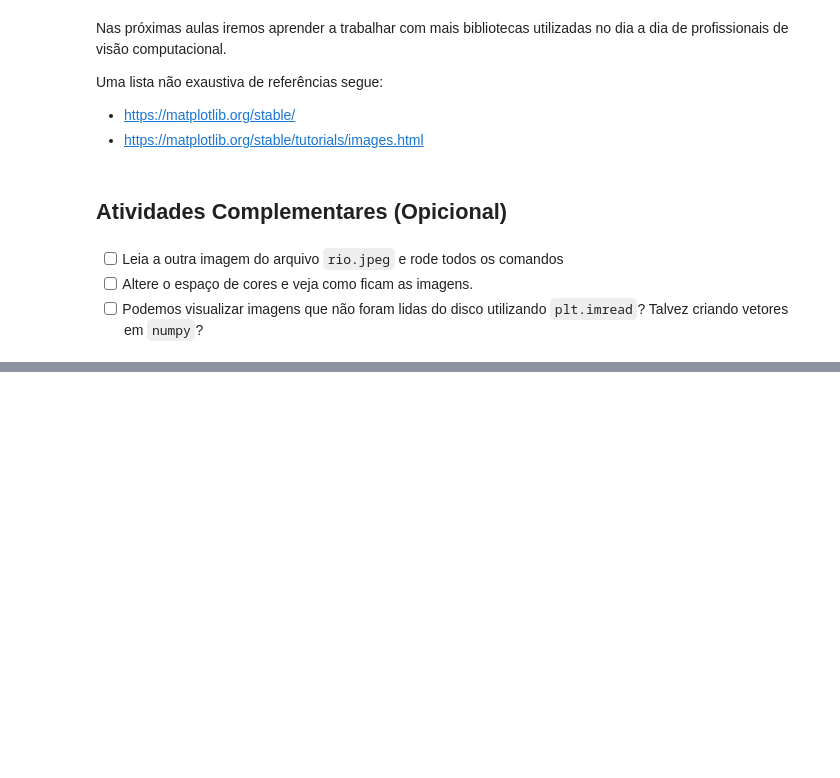
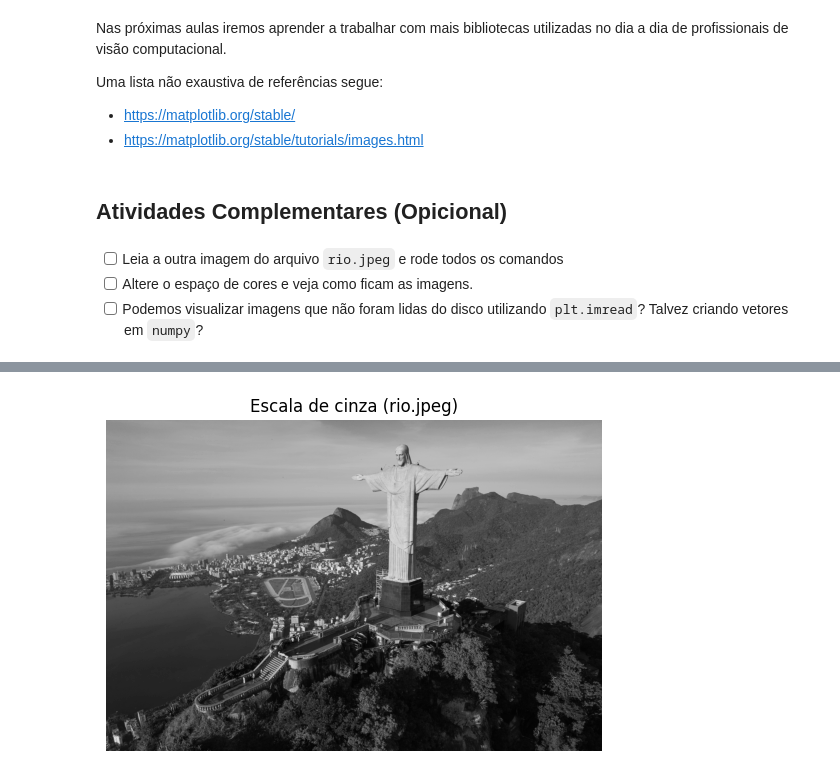
Before and after one commit to kaiogama18/nexvisual-computer-vision, a Jupyter notebook: modulos/Modulo_01/M1A3/visualização_de_Imagens.ipynb, the cells around one changed output, grey strips where cells are left out. Cells and saved outputs as stored; diff of their text form; code cells hidden in the pictures; blank space fills up the shorter version.

```diff
--- a/modulos/Modulo_01/M1A3/visualização_de_Imagens.ipynb
+++ b/modulos/Modulo_01/M1A3/visualização_de_Imagens.ipynb
@@ -95,0 +81,13 @@ plt.imshow(rio)
+# %%
+# Altere o espaço de cores e veja como ficam as imagens.
+
+gray = (0.299 * rio[:, :, 0] +
+        0.587 * rio[:, :, 1] +
+        0.114 * rio[:, :, 2])
+
+plt.imshow(gray, cmap="gray")
+plt.title("Escala de cinza (rio.jpeg)")
+plt.axis("off")
+plt.show()
+# %% [output]
+[figure, added]
```
Also changed, not shown: parts of 3 cells of this notebook, 5 other files.
